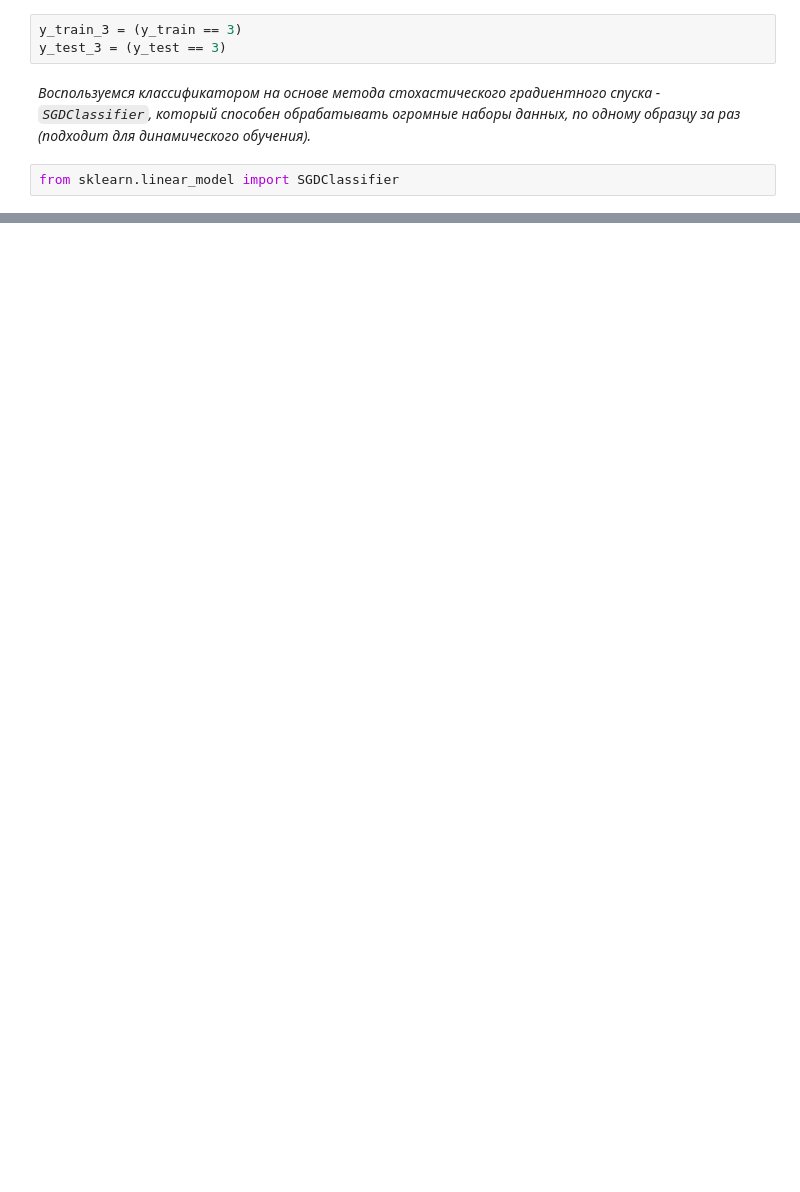
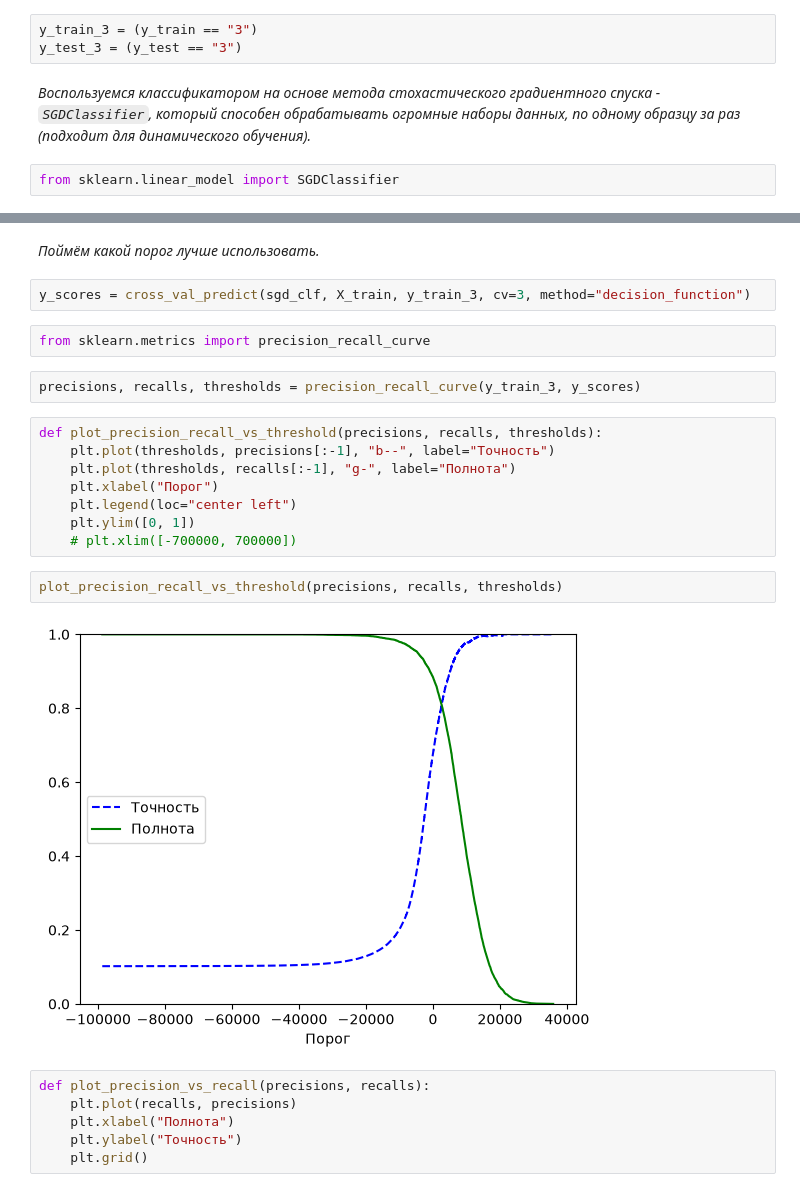
Before and after one commit to KidIsKing/python_libraries_learning, a Jupyter notebook: scikit_learn/guide/base_ML_book/chapter_3/main.ipynb, the cells around one changed output, grey strips where cells are left out. Drawn from its saved outputs; the diff is of its cells as text; blank space fills up the shorter version.

```diff
--- a/scikit_learn/guide/base_ML_book/chapter_3/main.ipynb
+++ b/scikit_learn/guide/base_ML_book/chapter_3/main.ipynb
@@ -82,6 +86,6 @@ X_train, y_train = X_train[shaffle_index], y_train[shaffle_index]
 # %%
-y_train_3 = (y_train == 3)
-y_test_3 = (y_test == 3)
+y_train_3 = (y_train == "3")
+y_test_3 = (y_test == "3")
 # %% [markdown]
 *Воспользуемся классификатором на основе метода стохастического градиентного спуска - `SGDClassifier`, который способен обрабатывать огромные наборы данных, по одному образцу за раз (подходит для динамического обучения).*
 # %%
@@ -93,0 +238,26 @@ ValueError: The number of classes has to be greater than one; got 1 class
+# %% [markdown]
+*Поймём какой порог лучше использовать.*
+# %%
+y_scores = cross_val_predict(sgd_clf, X_train, y_train_3, cv=3, method="decision_function")
+# %%
+from sklearn.metrics import precision_recall_curve
+# %%
+precisions, recalls, thresholds = precision_recall_curve(y_train_3, y_scores)
+# %%
+def plot_precision_recall_vs_threshold(precisions, recalls, thresholds):
+    plt.plot(thresholds, precisions[:-1], "b--", label="Точность")
+    plt.plot(thresholds, recalls[:-1], "g-", label="Полнота")
+    plt.xlabel("Порог")
+    plt.legend(loc="center left")
+    plt.ylim([0, 1])
+    # plt.xlim([-700000, 700000])
+# %%
+plot_precision_recall_vs_threshold(precisions, recalls, thresholds)
+# %% [output]
+[figure, added]
+# %%
+def plot_precision_vs_recall(precisions, recalls):
+    plt.plot(recalls, precisions)
+    plt.xlabel("Полнота")
+    plt.ylabel("Точность")
+    plt.grid()
```
Also changed, not shown: parts of 72 cells of this notebook, 2 other files.
